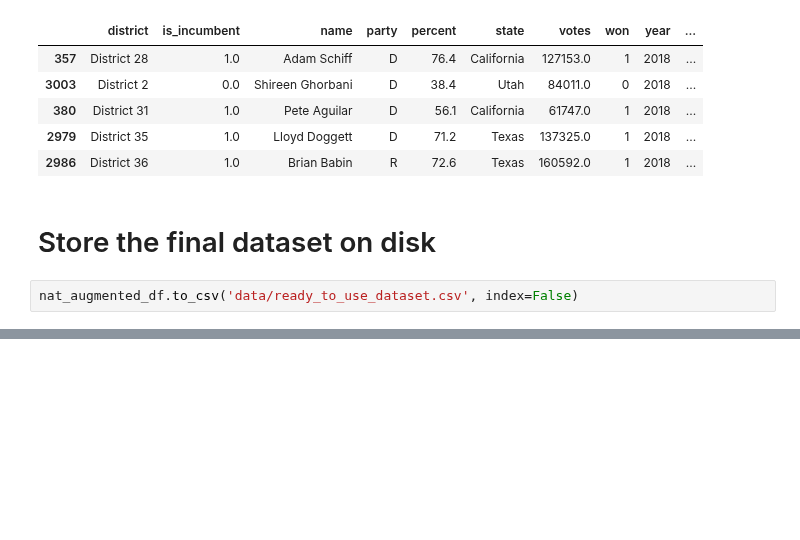
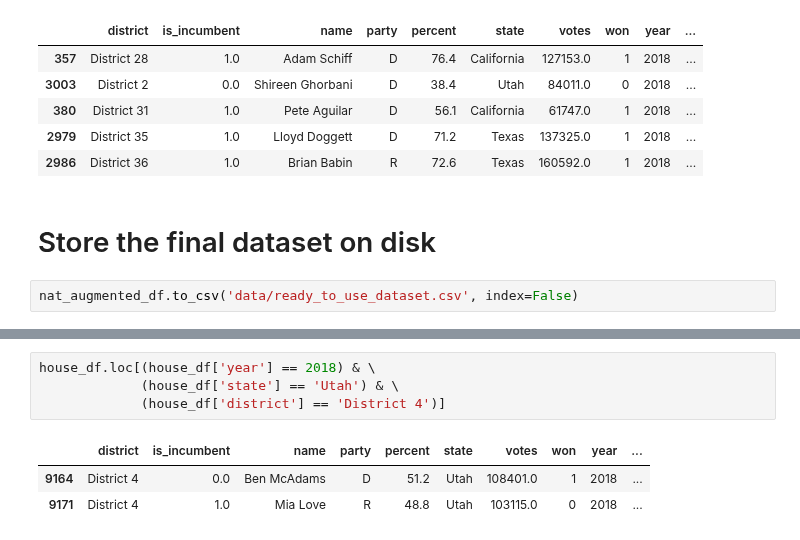
Before and after one commit to pmary/harvard_E-109A_final, a Jupyter notebook: 01_crawler.ipynb, the cells around one changed output, grey strips where cells are left out. Drawn from its saved outputs; the diff is of its cells as text; blank space fills up the shorter version.

```diff
--- a/01_crawler.ipynb
+++ b/01_crawler.ipynb
@@ -1157,0 +1537,8 @@ nat_augmented_df.to_csv('data/ready_to_use_dataset.csv', index=False)
+# %%
+house_df.loc[(house_df['year'] == 2018) & \
+             (house_df['state'] == 'Utah') & \
+             (house_df['district'] == 'District 4')]
+# %% [output]
+|  | district | is_incumbent | name | party | percent | state | votes | won | year | ... |
+| 9164 | District 4 | 0.0 | Ben McAdams | D | 51.2 | Utah | 108401.0 | 1 | 2018 | ... |
+| 9171 | District 4 | 1.0 | Mia Love | R | 48.8 | Utah | 103115.0 | 0 | 2018 | ... |
```
Also changed, not shown: parts of 4 cells of this notebook, 1 other file.
